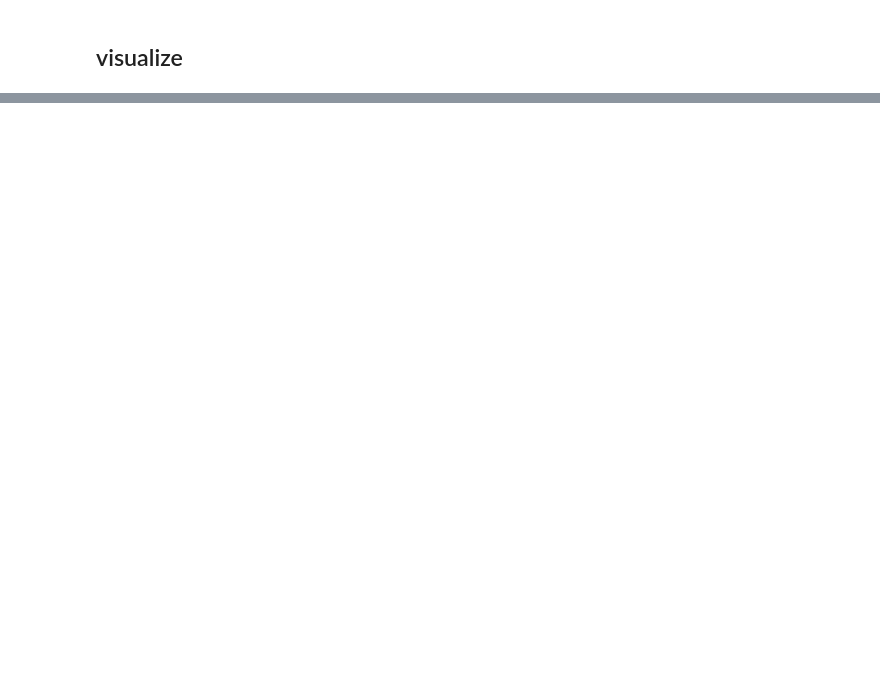
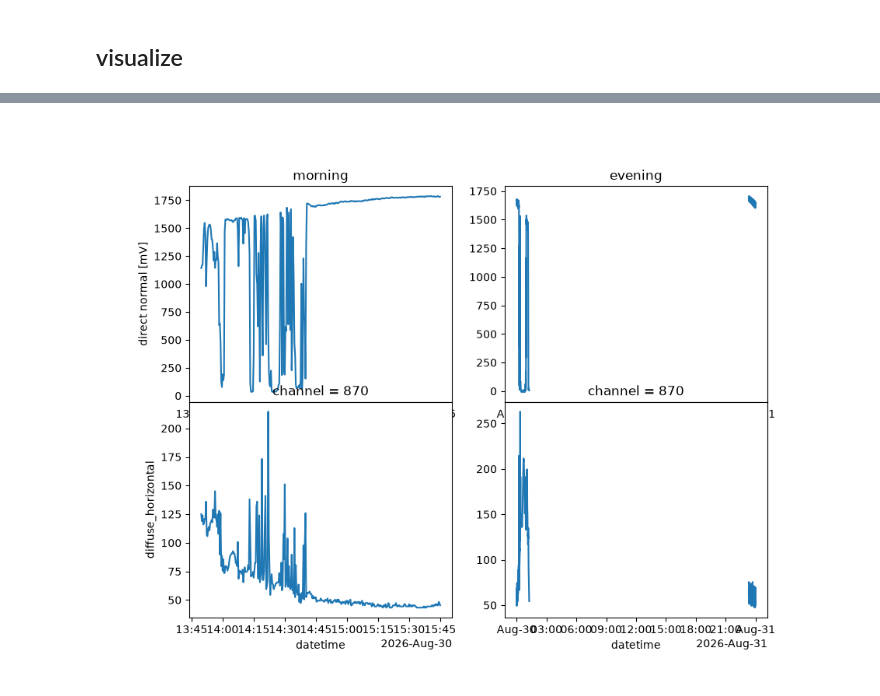
Before and after one commit to hagne/SURFRAD, a Jupyter notebook: notebooks/qaqc/mfrsr_shadowband_missaligned.ipynb, the cells around one changed output, grey strips where cells are left out. Drawn from its saved outputs; the diff is of its cells as text; code cells hidden in the pictures; blank space fills up the shorter version.

```diff
--- a/notebooks/qaqc/mfrsr_shadowband_missaligned.ipynb
+++ b/notebooks/qaqc/mfrsr_shadowband_missaligned.ipynb
@@ -155,3 +158,7 @@ Text(0.5, 1.0, 'evening')
+# %%
+plt.gcf().show()
+# %% [output]
+[figure, added]
 # %%
 wl = 870
 f,aa = plt.subplots(2, sharex=True, gridspec_kw={'hspace':0})
```
Also changed, not shown: parts of 11 cells of this notebook, 23 other files.
